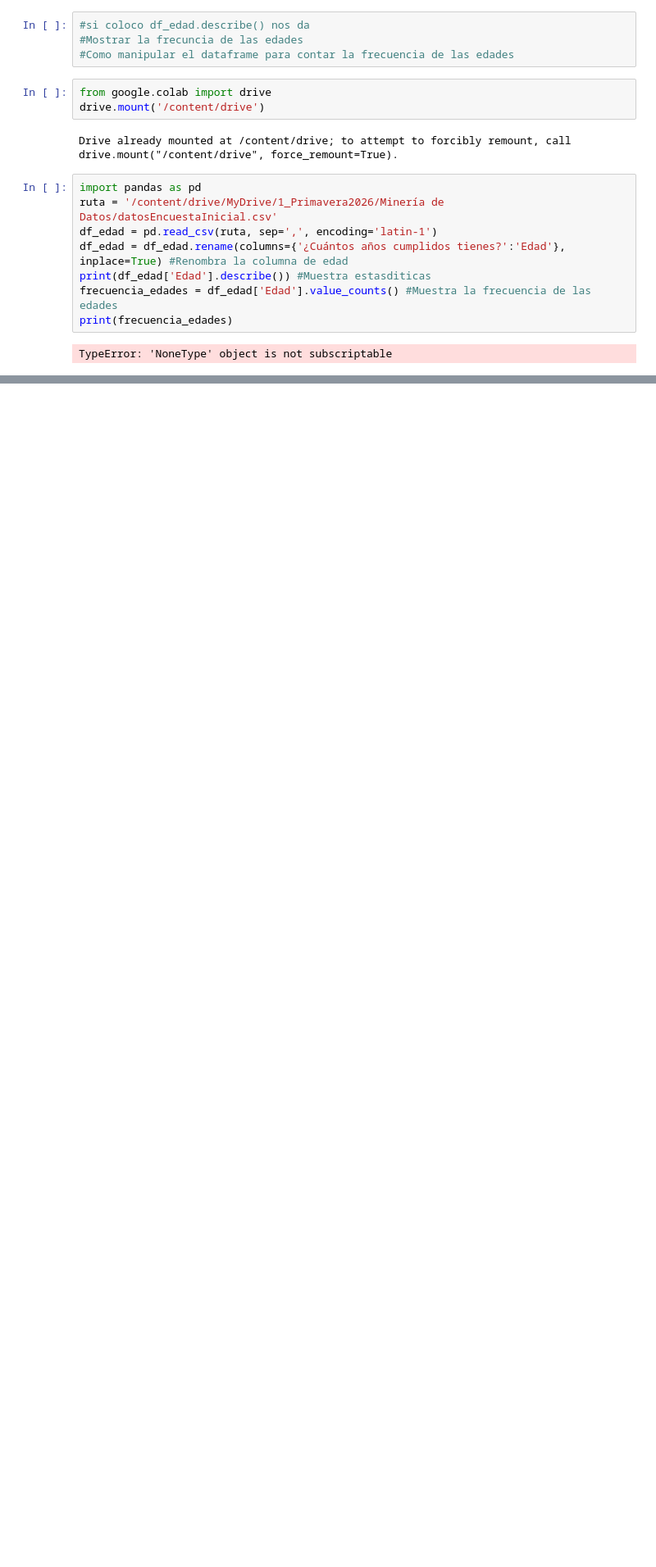
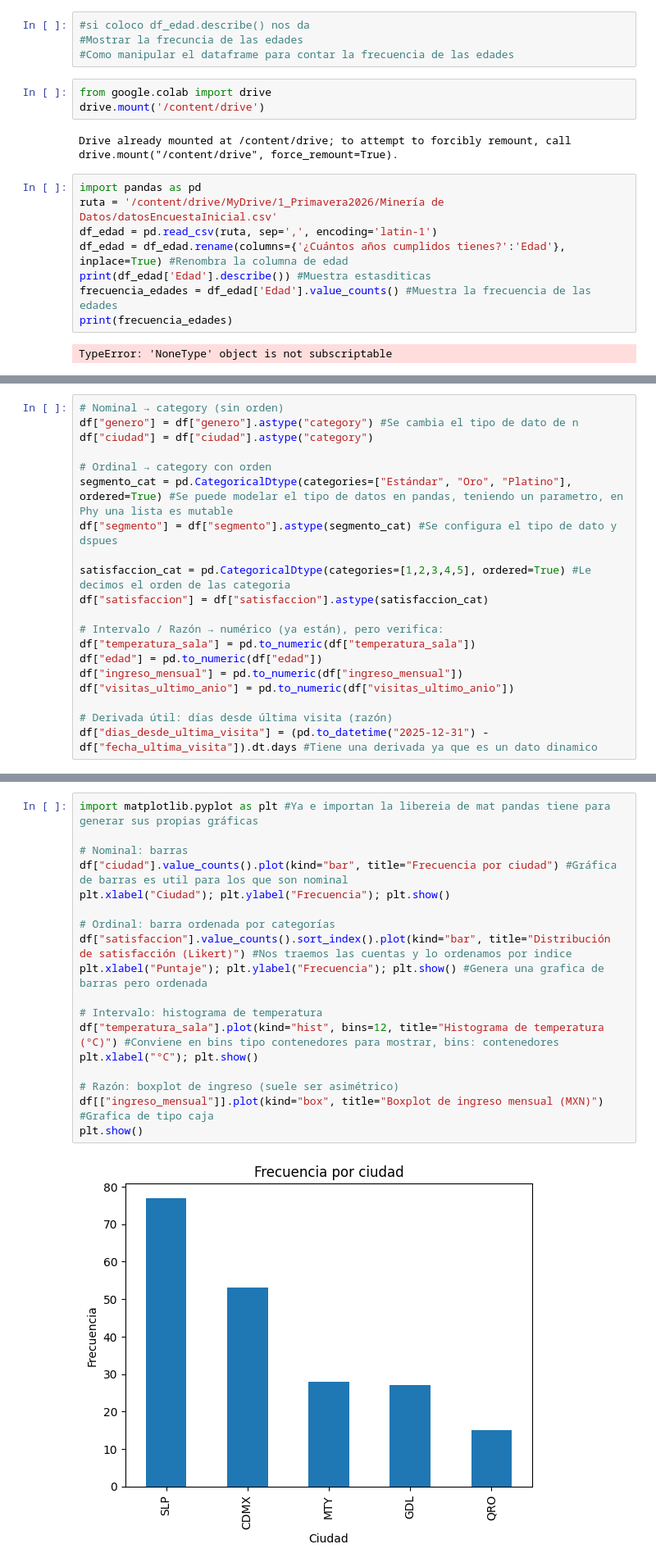
Before and after one commit to paolanavarror/mineria-de-datos, a Jupyter notebook: MineriaDeDatos.ipynb, the cells around one changed output, grey strips where cells are left out. Shown at 82% size. Cells and saved outputs as stored; diff of their text form; blank space fills up the shorter version.

```diff
--- a/MineriaDeDatos.ipynb
+++ b/MineriaDeDatos.ipynb
@@ -1046,0 +1095,20 @@ TypeError: 'NoneType' object is not subscriptable
+# %%
+# Nominal → category (sin orden)
+df["genero"] = df["genero"].astype("category") #Se cambia el tipo de dato de n
+df["ciudad"] = df["ciudad"].astype("category")
+
+# Ordinal → category con orden
+segmento_cat = pd.CategoricalDtype(categories=["Estándar", "Oro", "Platino"], ordered=True) #Se puede modelar el tipo de datos en pandas, teniendo un parametro, en Phy una lista es mutable
+df["segmento"] = df["segmento"].astype(segmento_cat) #Se configura el tipo de dato y dspues
+
+satisfaccion_cat = pd.CategoricalDtype(categories=[1,2,3,4,5], ordered=True) #Le decimos el orden de las categoria
+df["satisfaccion"] = df["satisfaccion"].astype(satisfaccion_cat)
+
+# Intervalo / Razón → numérico (ya están), pero verifica:
+df["temperatura_sala"] = pd.to_numeric(df["temperatura_sala"])
+df["edad"] = pd.to_numeric(df["edad"])
+df["ingreso_mensual"] = pd.to_numeric(df["ingreso_mensual"])
+df["visitas_ultimo_anio"] = pd.to_numeric(df["visitas_ultimo_anio"])
+
+# Derivada útil: días desde última visita (razón)
+df["dias_desde_ultima_visita"] = (pd.to_datetime("2025-12-31") - df["fecha_ultima_visita"]).dt.days #Tiene una derivada ya que es un dato dinamico
@@ -1046,0 +1218,20 @@ TypeError: 'NoneType' object is not subscriptable
+# %%
+import matplotlib.pyplot as plt #Ya e importan la libereia de mat pandas tiene para generar sus propias gráficas
+
+# Nominal: barras
+df["ciudad"].value_counts().plot(kind="bar", title="Frecuencia por ciudad") #Gráfica de barras es util para los que son nominal
+plt.xlabel("Ciudad"); plt.ylabel("Frecuencia"); plt.show()
+
+# Ordinal: barra ordenada por categorías
+df["satisfaccion"].value_counts().sort_index().plot(kind="bar", title="Distribución de satisfacción (Likert)") #Nos traemos las cuentas y lo ordenamos por indice
+plt.xlabel("Puntaje"); plt.ylabel("Frecuencia"); plt.show() #Genera una grafica de barras pero ordenada
+
+# Intervalo: histograma de temperatura
+df["temperatura_sala"].plot(kind="hist", bins=12, title="Histograma de temperatura (°C)") #Conviene en bins tipo contenedores para mostrar, bins: contenedores
+plt.xlabel("°C"); plt.show()
+
+# Razón: boxplot de ingreso (suele ser asimétrico)
+df[["ingreso_mensual"]].plot(kind="box", title="Boxplot de ingreso mensual (MXN)") #Grafica de tipo caja
+plt.show()
+# %% [output]
+[figure, added]
```
Also changed, not shown: parts of 16 cells of this notebook.
